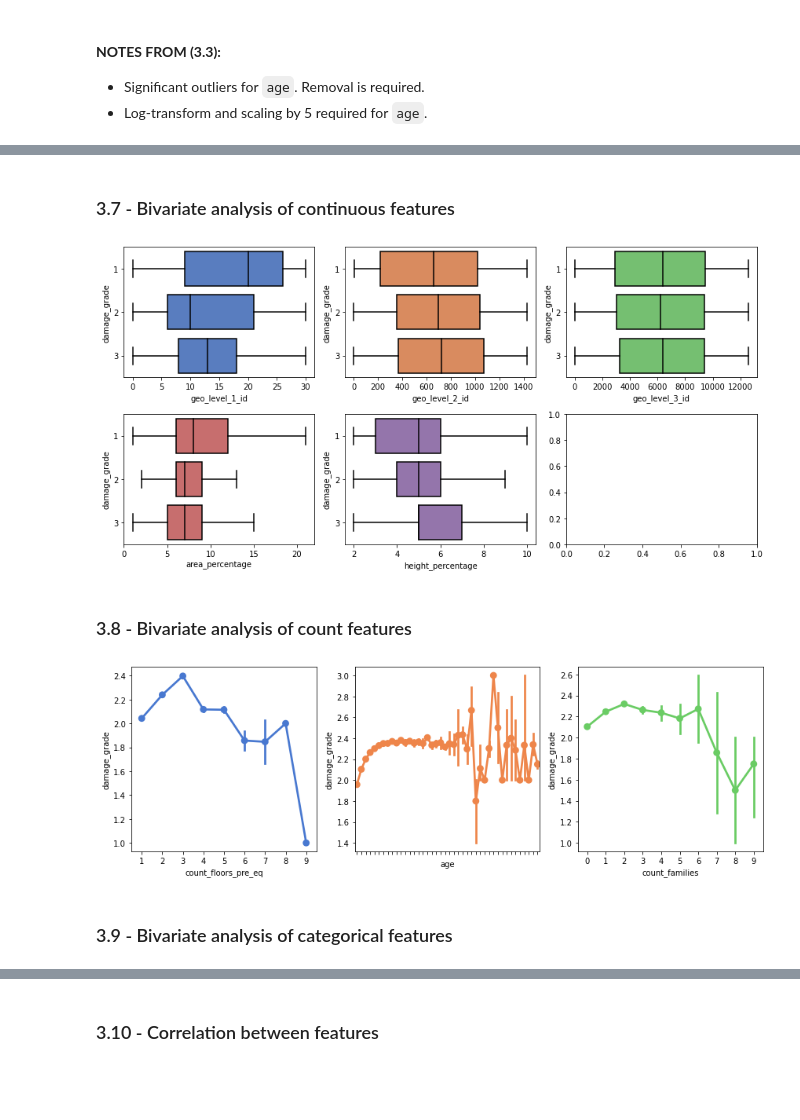
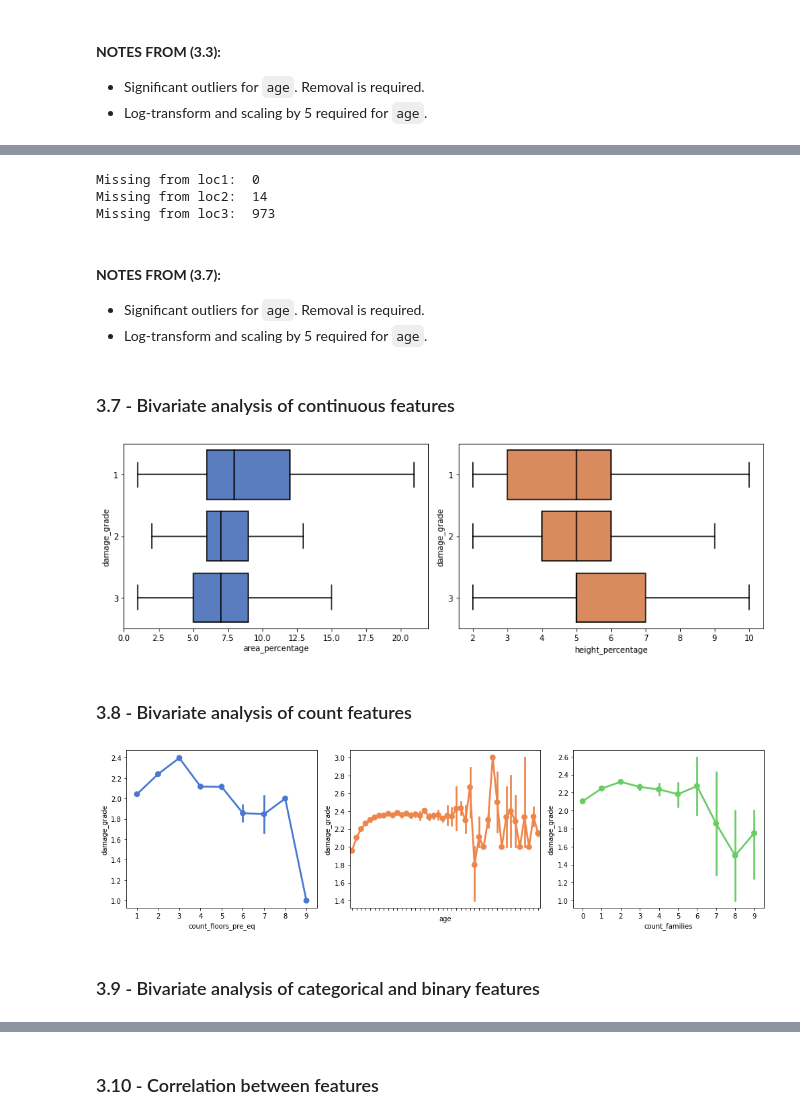
Before and after one commit to patohdzs/datadventures, a Jupyter notebook: shakes-and-quakes/earthquakes.ipynb, the cells around one changed output, grey strips where cells are left out. Drawn from its saved outputs; the diff is of its cells as text; code cells hidden in the pictures; blank space fills up the shorter version.

```diff
--- a/shakes-and-quakes/earthquakes.ipynb
+++ b/shakes-and-quakes/earthquakes.ipynb
@@ -332,12 +324,12 @@ plt.show()
 # %%
 # Plotting distribution of data for categorical features
 fig, axs = plt.subplots(10, 3)
-fig.set_size_inches(14, 30)
-for i in range(len(cat_feats)):
-    p = sns.histplot(x=data[cat_feats].iloc[:, i].dropna(),
-                     ax=axs[i//3, i % 3],
-                     discrete=True,
-                     color=standard_palette[i])
+fig.set_size_inches(12, 26)
+for i,feat in enumerate(cat_feats+binary_feats):
+    sns.histplot(x=data[feat],
+                 ax=axs[i//3, i % 3],
+                 discrete=True,
+                 color=standard_palette[i])
 
 plt.tight_layout()
 # %% [output]
@@ -350,46 +351,82 @@ plt.tight_layout()
+# %%
+# Checking for at least one occurence of each id in interval
+loc1_vals = (data['geo_level_1_id'].unique()).tolist()
+loc2_vals = (data['geo_level_2_id'].unique()).tolist()
+loc3_vals = (data['geo_level_3_id'].unique()).tolist()
+
+print('Missing from loc1: ', len(set(range(31)) - set(loc1_vals)))
+print('Missing from loc2: ', len(set(range(1428)) - set(loc2_vals)))
+print('Missing from loc3: ', len(set(range(12568)) - set(loc3_vals)))
+# %% [output]
+Missing from loc1:  0
+Missing from loc2:  14
+Missing from loc3:  973
+# %%
+# Uncovering hierarchies
+level_2_h = {str(i):set() for i in range(1428)}
+level_3_h = {str(i):set() for i in range(12568)}
+for i in range(data.shape[0]):
+    level_2_h[str(data['geo_level_2_id'].iloc[i])].add(data['geo_level_1_id'].iloc[i])
+    level_3_h[str(data['geo_level_3_id'].iloc[i])].add(data['geo_level_2_id'].iloc[i])
+
+for key in level_2_h:
+    if len(level_2_h[key]) >1:
+        print('Node:', key )
+        print('Parents:', level_2_h[key] )
+
+for key in level_3_h:
+    if len(level_3_h[key]) >1:
+        print('Node:', key )
+        print('Parents:', level_2_h[key] )
+# %% [markdown]
+
+#### **NOTES FROM (3.7):**
+
+* Significant outliers for `age`. Removal is required.
+* Log-transform and scaling by 5 required for `age`.
 # %% [markdown]
 ### 3.7 - Bivariate analysis of continuous features
 # %%
-# Plotting scaterrplots of continuous features versus target variable
+# Plotting boxplots of continuous features versus target variable
 
 props ={'boxprops': {'edgecolor': 'black'},
         'medianprops': {'color': 'black'},
         'whiskerprops': {'color': 'black'},
         'flierprops': {'color': 'black'},
         'showfliers': False,
         'capprops': {'color': 'black'}
        }
 
-fig, axs = plt.subplots(2, 3)
-fig.set_size_inches(12, 6)
-for i in range(len((cont_feats))):
-    sns.boxplot(x=data[cont_feats].iloc[:, i],
+fig, axs = plt.subplots(1,2)
+fig.set_size_inches(12, 4)
+for i,feat in enumerate(cont_feats):
+    sns.boxplot(x=data[feat],
                 y=data['damage_grade'],
-                ax=axs[i//3, i % 3],
+                ax=axs[i],
                 orient='h',
                 color=standard_palette[i],
                 **props)
 
 plt.tight_layout()
 # %% [output]
-[figure, old version]
+[figure, new version]
 # %% [markdown]
 ### 3.8 - Bivariate analysis of count features
 # %%
 # Plotting mean ln(1+SalePrice) for discrete features
 fig, axs = plt.subplots(1, 3)
-fig.set_size_inches(12, 4)
-for i in range(len(count_feats)):
-    p = sns.pointplot(x=data[count_feats].iloc[:, i].dropna(),
+fig.set_size_inches(14, 4)
+for i,feat in enumerate(count_feats):
+    p = sns.pointplot(x=data[feat],
                       y=data['damage_grade'],
-                      ax=axs[i % 3],
+                      ax=axs[i],
                       color=standard_palette[i])
     if i in [1]:
         p.set(xticklabels=[])
 plt.tight_layout()
 # %% [output]
-[figure, old version]
+[figure, new version]
 # %% [markdown]
-### 3.9 - Bivariate analysis of categorical features
+### 3.9 - Bivariate analysis of categorical and binary features
 # %%
 fig, axs = plt.subplots(10, 3)
```
Also changed, not shown: parts of 30 cells of this notebook, 10 other files.
